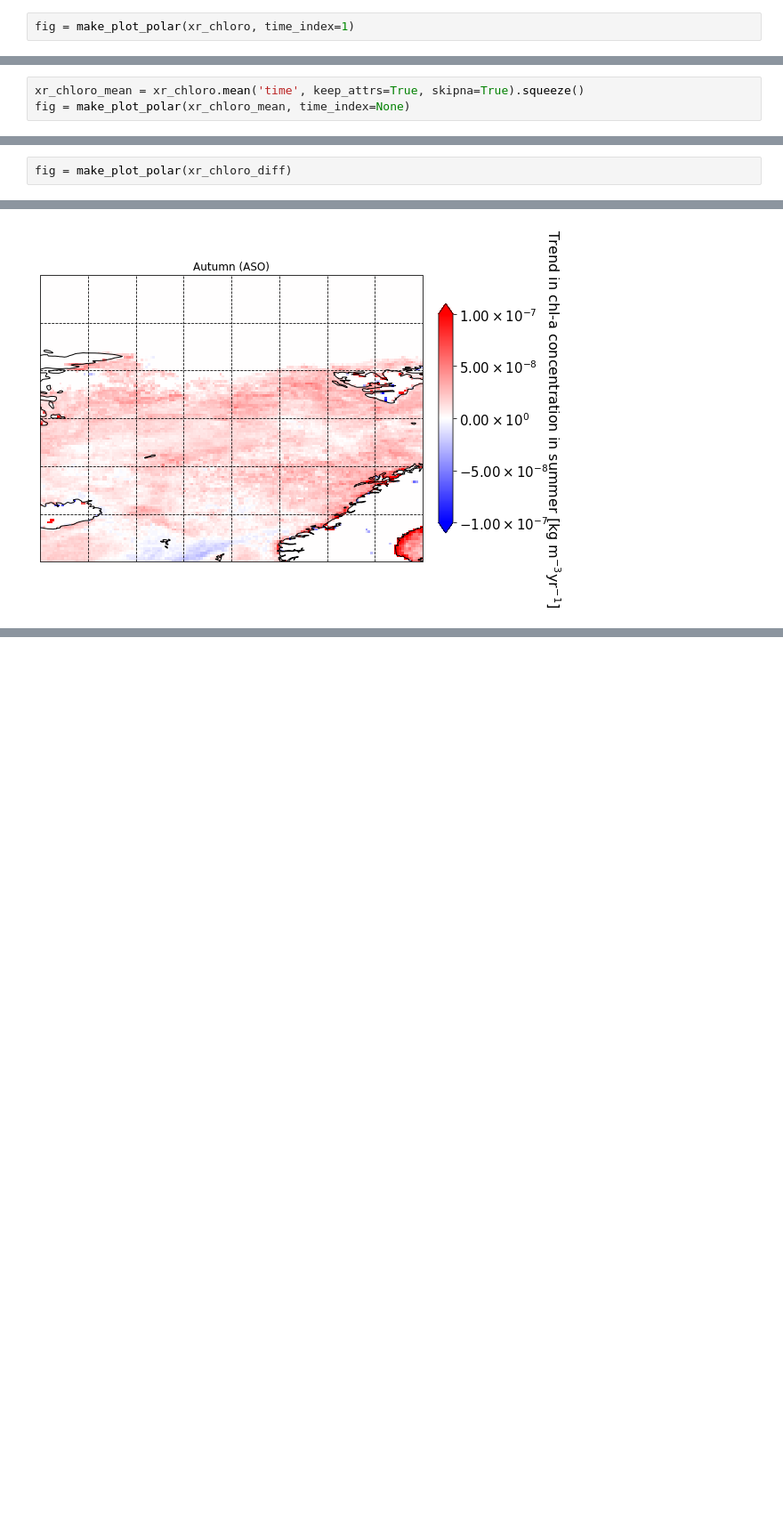
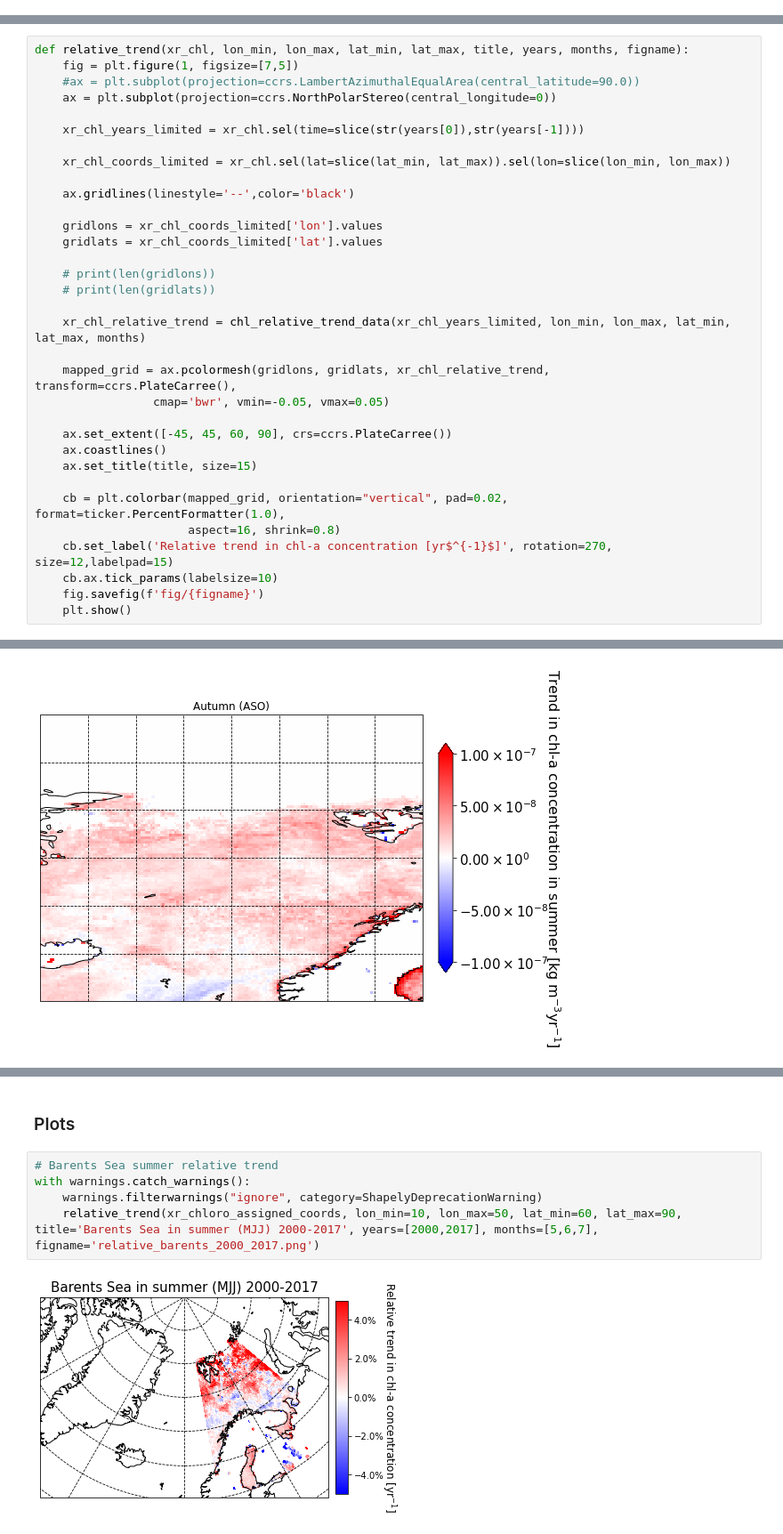
Before and after one commit to eScience-course/Tjaernoe2022-group3, a Jupyter notebook: notebooks/kei_satellite2.ipynb, the cells around one changed output, grey strips where cells are left out. Shown at 89% size. Saved outputs shown, nothing was run; the diff lists cells and outputs as text; blank space fills up the shorter version.

```diff
--- a/notebooks/kei_satellite2.ipynb
+++ b/notebooks/kei_satellite2.ipynb
@@ -146,5 +107,3 @@ def make_plot_polar(xr_chloro, time_index=0):
     plt.show()
     plt.savefig()
     return fig
-# %%
-fig = make_plot_polar(xr_chloro, time_index=1)
@@ -155,3 +109,0 @@ TypeError: savefig() missing 1 required positional argument: 'fname'
-# %%
-xr_chloro_mean = xr_chloro.mean('time', keep_attrs=True, skipna=True).squeeze()
-fig = make_plot_polar(xr_chloro_mean, time_index=None)
@@ -193,5 +130,3 @@ def make_plot_polar_average(xr_chloro_average, vmin=10**(-7), vmax=10**(-5), cma
     ax.add_feature(cy.feature.BORDERS);
     plt.show()
     return fig
-# %%
-fig = make_plot_polar(xr_chloro_diff)
@@ -458,3 +347,36 @@ def chl_trend_plot(slopes_2d, title, cb_label, lon_min, lon_max, lat_min, lat_ma
     ax.set_title(title)
     plt.tight_layout()
     plt.show()
+# %%
+def relative_trend(xr_chl, lon_min, lon_max, lat_min, lat_max, title, years, months, figname):
+    fig = plt.figure(1, figsize=[7,5])
+    #ax = plt.subplot(projection=ccrs.LambertAzimuthalEqualArea(central_latitude=90.0))
+    ax = plt.subplot(projection=ccrs.NorthPolarStereo(central_longitude=0))
+
+    xr_chl_years_limited = xr_chl.sel(time=slice(str(years[0]),str(years[-1])))
+
+    xr_chl_coords_limited = xr_chl.sel(lat=slice(lat_min, lat_max)).sel(lon=slice(lon_min, lon_max))
+
+    ax.gridlines(linestyle='--',color='black')
+
+    gridlons = xr_chl_coords_limited['lon'].values
+    gridlats = xr_chl_coords_limited['lat'].values
+
+    # print(len(gridlons))
+    # print(len(gridlats))
+
+    xr_chl_relative_trend = chl_relative_trend_data(xr_chl_years_limited, lon_min, lon_max, lat_min, lat_max, months)
+
+    mapped_grid = ax.pcolormesh(gridlons, gridlats, xr_chl_relative_trend, transform=ccrs.PlateCarree(),
+                 cmap='bwr', vmin=-0.05, vmax=0.05)
+
+    ax.set_extent([-45, 45, 60, 90], crs=ccrs.PlateCarree())
+    ax.coastlines()
+    ax.set_title(title, size=15)
+
+    cb = plt.colorbar(mapped_grid, orientation="vertical", pad=0.02, format=ticker.PercentFormatter(1.0),
+                      aspect=16, shrink=0.8)
+    cb.set_label('Relative trend in chl-a concentration [yr$^{-1}$]', rotation=270, size=12,labelpad=15)
+    cb.ax.tick_params(labelsize=10)
+    fig.savefig(f'fig/{figname}')
+    plt.show()
@@ -490,0 +525,9 @@ chl_trend_plot(data_greenland_autumn, title='Autumn (ASO)', cb_label='Trend in c
+# %% [markdown]
+### Plots
+# %%
+# Barents Sea summer relative trend
+with warnings.catch_warnings():
+    warnings.filterwarnings("ignore", category=ShapelyDeprecationWarning)
+    relative_trend(xr_chloro_assigned_coords, lon_min=10, lon_max=50, lat_min=60, lat_max=90, title='Barents Sea in summer (MJJ) 2000-2017', years=[2000,2017], months=[5,6,7], figname='relative_barents_2000_2017.png')
+# %% [output]
+[figure, added]
```
Also changed, not shown: parts of 86 cells of this notebook, 1 other file.
